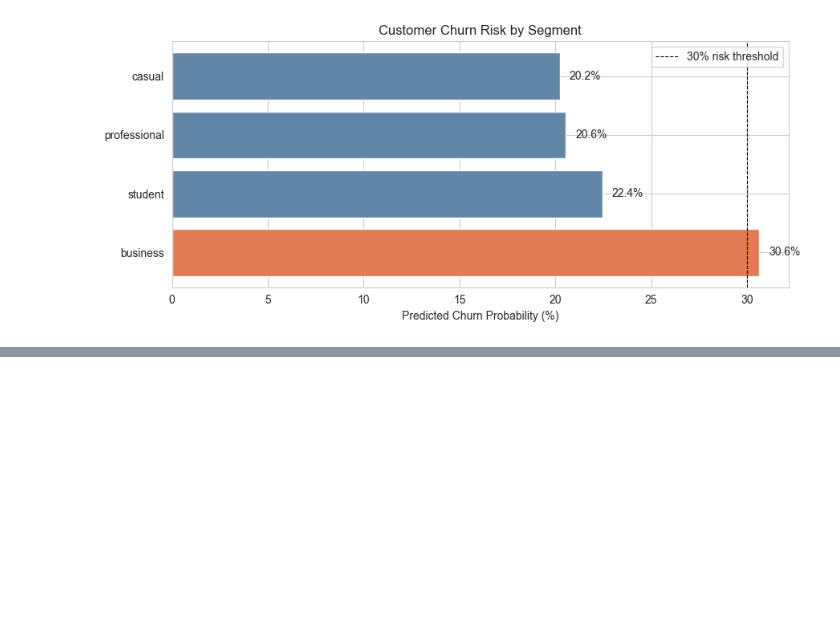
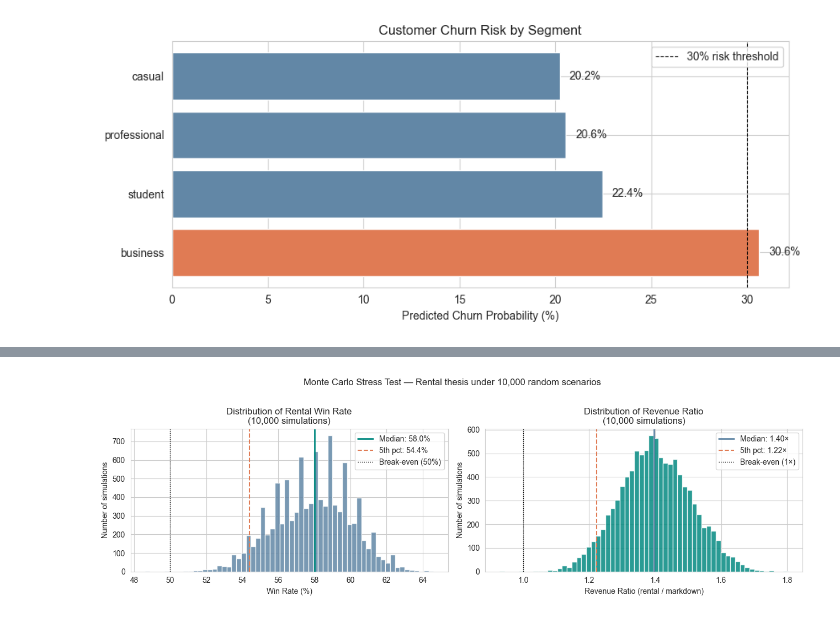
Before and after one commit to letter-b/finalproject, a Jupyter notebook: notebooks/04_machine_learning.ipynb, the cells around one changed output, grey strips where cells are left out. Saved outputs shown, nothing was run; the diff lists cells and outputs as text; code cells hidden in the pictures; blank space fills up the shorter version.

```diff
--- a/notebooks/04_machine_learning.ipynb
+++ b/notebooks/04_machine_learning.ipynb
@@ -276,0 +354,78 @@ ROC-AUC: 0.910
+# %%
+# =============================================================================
+# 4b · MONTE CARLO SIMULATION — 10,000 runs
+# Instead of three fixed scenarios, we randomly vary all inputs at once.
+# Each run picks a random value within realistic ranges for every assumption.
+# We record the rental win rate from each run, then look at the full distribution.
+# =============================================================================
+
+N_SIMULATIONS = 10_000
+np.random.seed(RANDOM_STATE)
+
+win_rates = []
+revenue_ratios = []
+
+for _ in range(N_SIMULATIONS):
+    # Draw random inputs from realistic ranges (triangular distribution)
+    # triangular(low, mode, high) — most likely = middle value, can stretch to edges
+    ops_cost     = np.random.triangular(0.10, 0.18, 0.28)   # 10% to 28%, most likely 18%
+    no_return    = np.random.triangular(0.04, 0.063, 0.08)  # 4% to 8%, most likely 6.3%
+    damage_rate  = np.random.triangular(0.01, 0.025, 0.04)  # 1% to 4%, most likely 2.5%
+    revenue_var  = np.random.triangular(0.85, 1.00, 1.10)   # ±15% rental revenue uncertainty
+
+    # Adjust rental revenue
+    adj_rental = comparison["total_gross_rental_revenue"] * revenue_var * (1 - ops_cost)
+
+    # Simulate loss events (no-return + damage)
+    loss_mask = np.random.rand(len(comparison)) < (no_return + damage_rate)
+    adj_rental = adj_rental.copy()
+    adj_rental[loss_mask] = 0
+
+    win_rate = (adj_rental > comparison["hypothetical_discount_price"]).mean() * 100
+    ratio = (adj_rental / comparison["hypothetical_discount_price"].replace(0, np.nan)).median()
+
+    win_rates.append(win_rate)
+    revenue_ratios.append(ratio)
+
+win_rates = np.array(win_rates)
+revenue_ratios = np.array(revenue_ratios)
+
+# Summary stats
+print("MONTE CARLO RESULTS — 10,000 simulations")
+print(f"Win Rate  | Median: {np.median(win_rates):.1f}%  "
+      f"| 5th–95th percentile: {np.percentile(win_rates, 5):.1f}% – {np.percentile(win_rates, 95):.1f}%")
+print(f"Rev Ratio | Median: {np.median(revenue_ratios):.2f}×  "
+      f"| 5th–95th percentile: {np.percentile(revenue_ratios, 5):.2f}× – {np.percentile(revenue_ratios, 95):.2f}×")
+print(f"\nIn {(win_rates > 50).mean()*100:.1f}% of simulations, rental still beat markdown.")
+
+# Plot
+fig, axes = plt.subplots(1, 2, figsize=(13, 4))
+
+# Win rate distribution
+axes[0].hist(win_rates, bins=60, color="#6287a6", edgecolor="white", alpha=0.85)
+axes[0].axvline(np.median(win_rates), color="#048A81", linewidth=2, label=f"Median: {np.median(win_rates):.1f}%")
+axes[0].axvline(np.percentile(win_rates, 5), color="#E07B54", linewidth=1.5, linestyle="--",
+                label=f"5th pct: {np.percentile(win_rates, 5):.1f}%")
+axes[0].axvline(50, color="black", linewidth=1, linestyle=":", label="Break-even (50%)")
+axes[0].set_title("Distribution of Rental Win Rate\n(10,000 simulations)")
+axes[0].set_xlabel("Win Rate (%)")
+axes[0].set_ylabel("Number of simulations")
+axes[0].legend()
+
+# Revenue ratio distribution
+axes[1].hist(revenue_ratios, bins=60, color="#048A81", edgecolor="white", alpha=0.85)
+axes[1].axvline(np.median(revenue_ratios), color="#6287a6", linewidth=2,
+                label=f"Median: {np.median(revenue_ratios):.2f}×")
+axes[1].axvline(np.percentile(revenue_ratios, 5), color="#E07B54", linewidth=1.5, linestyle="--",
+                label=f"5th pct: {np.percentile(revenue_ratios, 5):.2f}×")
+axes[1].axvline(1, color="black", linewidth=1, linestyle=":", label="Break-even (1×)")
+axes[1].set_title("Distribution of Revenue Ratio\n(10,000 simulations)")
+axes[1].set_xlabel("Revenue Ratio (rental / markdown)")
+axes[1].set_ylabel("Number of simulations")
+axes[1].legend()
+
+plt.suptitle("Monte Carlo Stress Test — Rental thesis under 10,000 random scenarios", fontsize=12, y=1.02)
+plt.tight_layout()
+plt.savefig(f"{FIGURES_DIR}/monte_carlo.png", dpi=150, bbox_inches="tight")
+plt.show()
+# %% [output]
@@ -277,3 +437,4 @@ ROC-AUC: 0.910
+[figure, added]
 # %% [markdown]
 ---
 ## ✅ ML Deliverables
```
Also changed, not shown: parts of 5 cells of this notebook, 46 other files.
